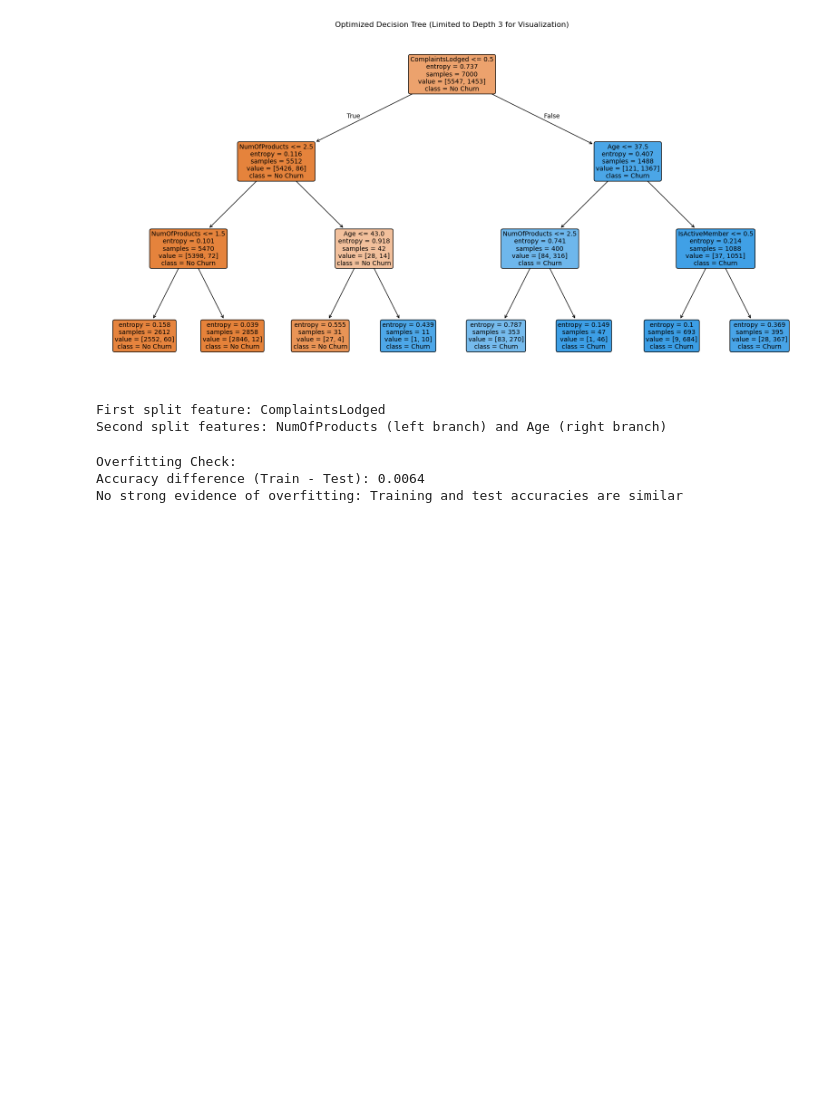
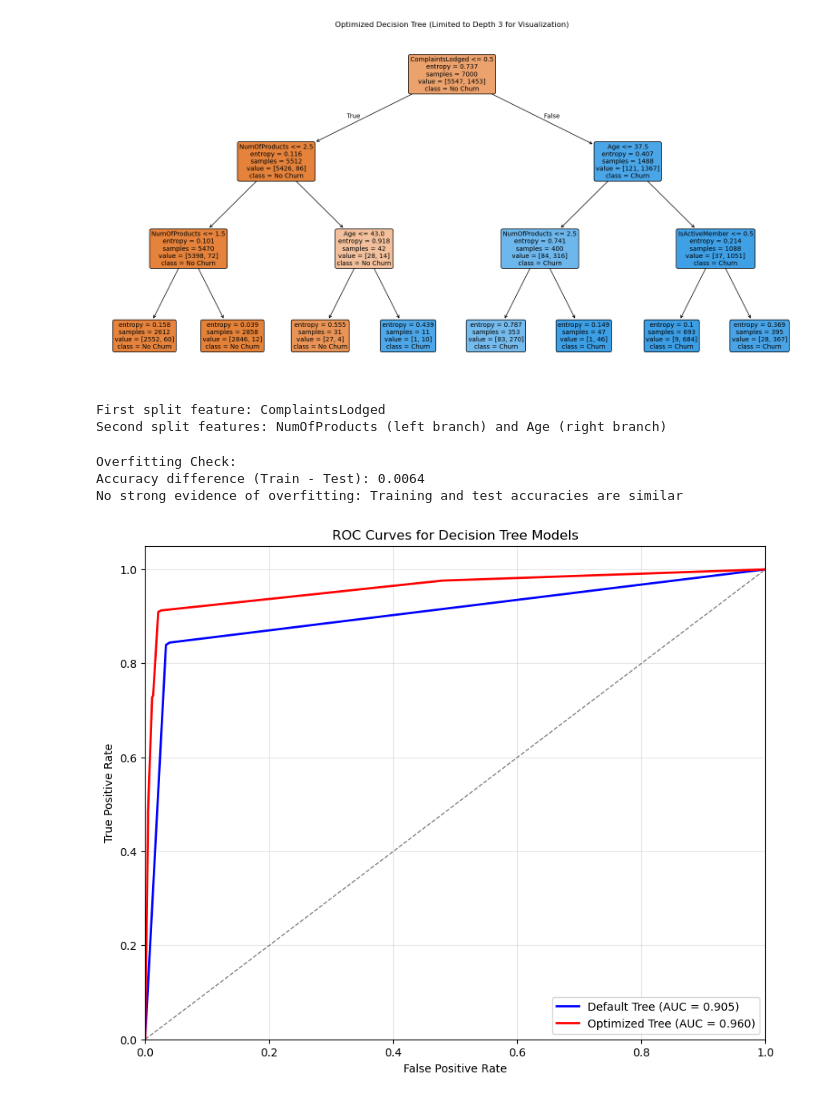
Before and after one commit to idrcmatre/churn-prediction-ml, a Jupyter notebook: Decision Trees.ipynb, the cells around one changed output. Drawn from its saved outputs; the diff is of its cells as text; code cells hidden in the pictures; blank space fills up the shorter version.

Commit message:
Evaluation of both decision trees, f1 scores, AUC computed

```diff
--- a/Decision Trees.ipynb
+++ b/Decision Trees.ipynb
@@ -249,3 +249,30 @@ else:
 Overfitting Check:
 Accuracy difference (Train - Test): 0.0064
 No strong evidence of overfitting: Training and test accuracies are similar
+# %%
+y_test_proba_default = dt_default.predict_proba(X_test)[:, 1]
+y_test_proba_best = dt_best.predict_proba(X_test)[:, 1]
+# %%
+# Calculate ROC curve and AUC for both models
+fpr_default, tpr_default, _ = roc_curve(y_test, y_test_proba_default)
+fpr_best, tpr_best, _ = roc_curve(y_test, y_test_proba_best)
+roc_auc_default = auc(fpr_default, tpr_default)
+roc_auc_best = auc(fpr_best, tpr_best)
+# %%
+# Plot ROC curves
+plt.figure(figsize=(10, 8))
+plt.plot(fpr_default, tpr_default, color='blue', lw=2,
+         label=f'Default Tree (AUC = {roc_auc_default:.3f})')
+plt.plot(fpr_best, tpr_best, color='red', lw=2,
+         label=f'Optimized Tree (AUC = {roc_auc_best:.3f})')
+plt.plot([0, 1], [0, 1], color='gray', lw=1, linestyle='--')
+plt.xlim([0.0, 1.0])
+plt.ylim([0.0, 1.05])
+plt.xlabel('False Positive Rate')
+plt.ylabel('True Positive Rate')
+plt.title('ROC Curves for Decision Tree Models')
+plt.legend(loc="lower right")
+plt.grid(alpha=0.3)
+plt.show()
+# %% [output]
+[figure, added]
```
Also changed, not shown: parts of 8 cells of this notebook.
